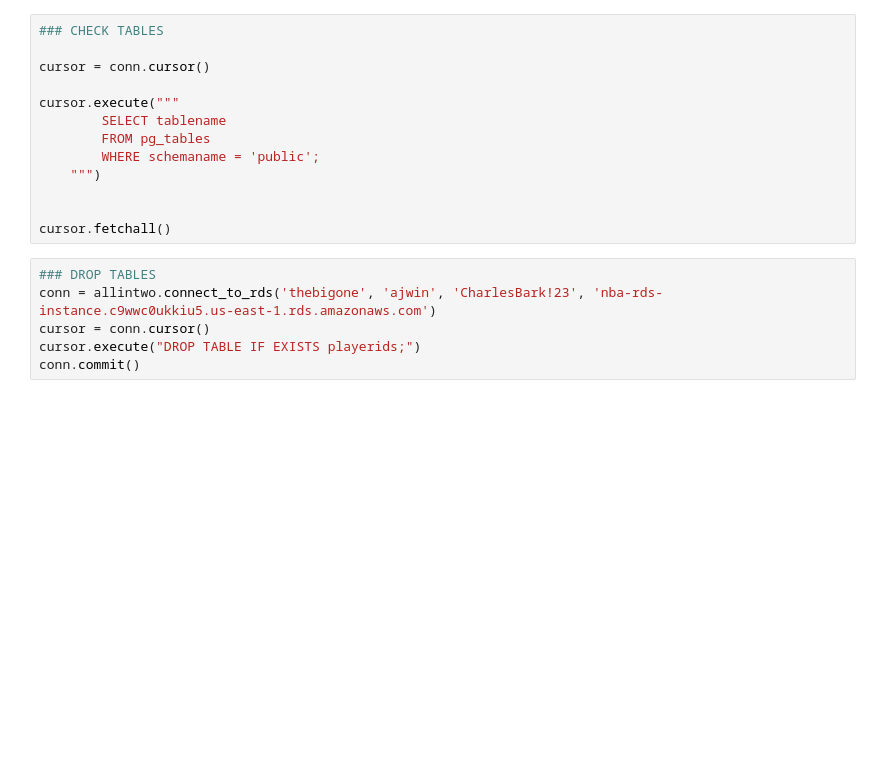
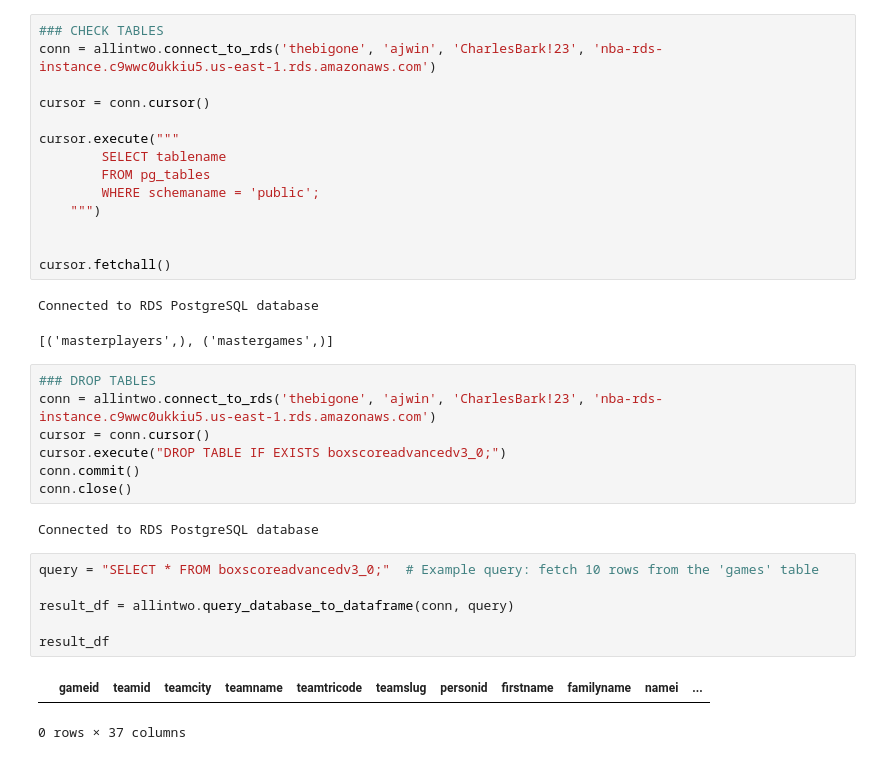
Before and after one commit to ajwinters/bballagg, a Jupyter notebook: randomstuff.ipynb, the cells around one changed output. Cells and saved outputs as stored; diff of their text form; blank space fills up the shorter version.

```diff
--- a/randomstuff.ipynb
+++ b/randomstuff.ipynb
@@ -20,5 +49,6 @@ conn.close()
 # %%
 ### CHECK TABLES
+conn = allintwo.connect_to_rds('thebigone', 'ajwin', 'CharlesBark!23', 'nba-rds-instance.c9wwc0ukkiu5.us-east-1.rds.amazonaws.com')
 
 cursor = conn.cursor()
 
@@ -30,9 +60,24 @@ cursor.execute("""
 
 
 cursor.fetchall()
+# %% [output]
+Connected to RDS PostgreSQL database
+[('masterplayers',), ('mastergames',)]
 # %%
 ### DROP TABLES
 conn = allintwo.connect_to_rds('thebigone', 'ajwin', 'CharlesBark!23', 'nba-rds-instance.c9wwc0ukkiu5.us-east-1.rds.amazonaws.com')
 cursor = conn.cursor()
-cursor.execute("DROP TABLE IF EXISTS playerids;")
+cursor.execute("DROP TABLE IF EXISTS boxscoreadvancedv3_0;")
 conn.commit()
+conn.close()
+# %% [output]
+Connected to RDS PostgreSQL database
+# %%
+query = "SELECT * FROM boxscoreadvancedv3_0;"  # Example query: fetch 10 rows from the 'games' table
+
+result_df = allintwo.query_database_to_dataframe(conn, query)
+
+result_df
+# %% [output]
+|  | gameid | teamid | teamcity | teamname | teamtricode | teamslug | personid | firstname | familyname | namei | ... |
+0 rows × 37 columns
```
Also changed, not shown: parts of 3 cells of this notebook, 3 other files.
